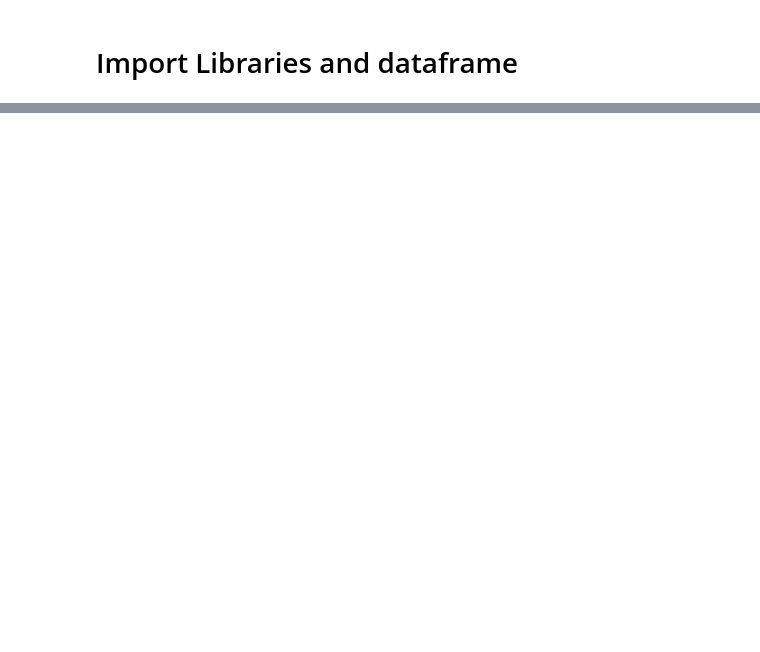
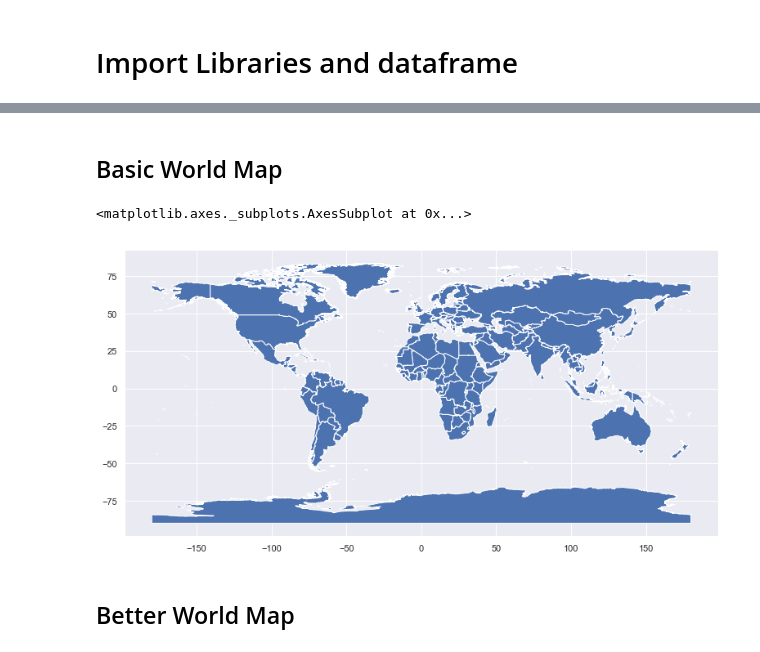
Before and after one commit to AnnikaNoren/dsc-capstone-project-v2-online-ds-pt-071519, a Jupyter notebook: coffee_visualizations.ipynb, the cells around one changed output, grey strips where cells are left out. Drawn from its saved outputs; the diff is of its cells as text; code cells hidden in the pictures; blank space fills up the shorter version.

```diff
--- a/coffee_visualizations.ipynb
+++ b/coffee_visualizations.ipynb
@@ -73,0 +120,10 @@ df.head()
+# %% [markdown]
+## Basic World Map
+# %%
+shape=gpd.read_file('Countries_WGS84.shp', figsize=(20,20))
+shape.plot()
+# %% [output]
+<matplotlib.axes._subplots.AxesSubplot at 0x...>
+[figure, added]
+# %% [markdown]
+## Better World Map
```
Also changed, not shown: parts of 48 cells of this notebook, 5 other files.
